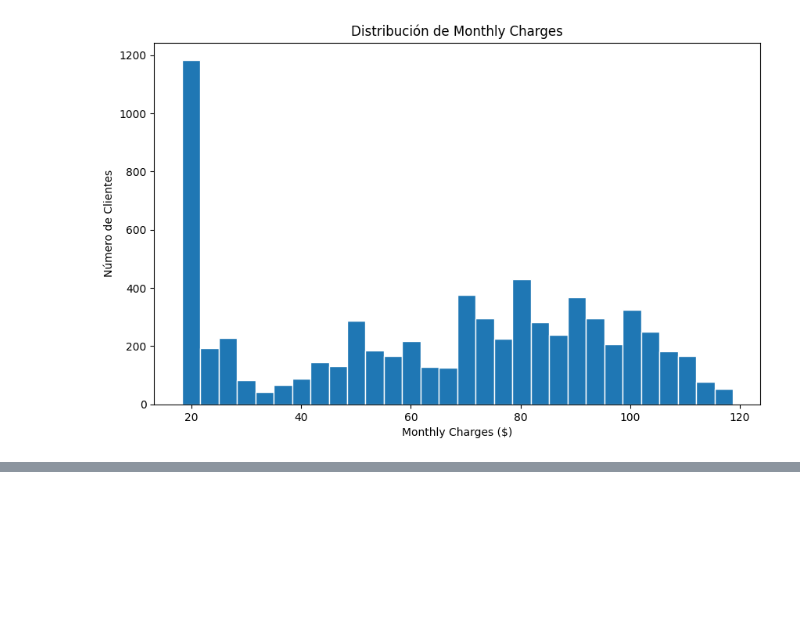
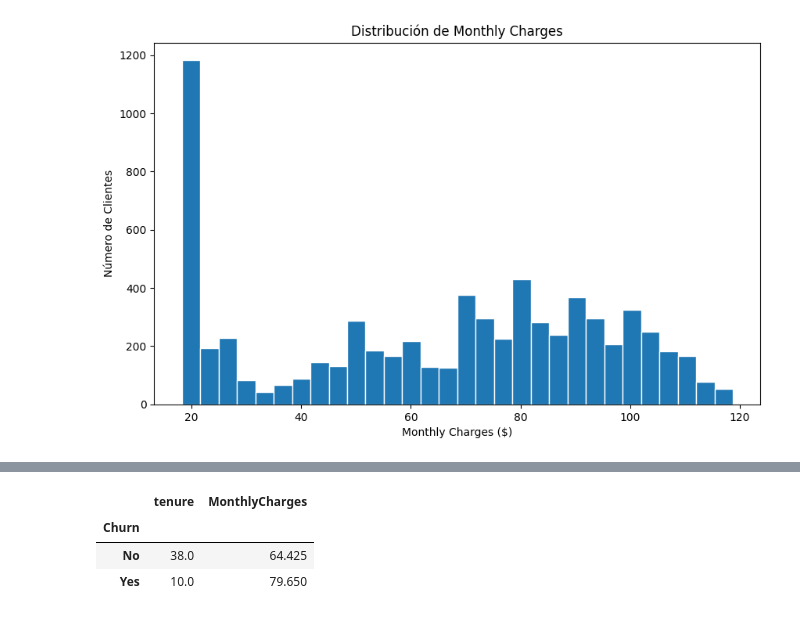
Before and after one commit to WilfridoTA/AdvancedAI_Python-Stats, a Jupyter notebook: customerChurm/customer_churm.ipynb, the cells around one changed output, grey strips where cells are left out. Cells and saved outputs as stored; diff of their text form; code cells hidden in the pictures; blank space fills up the shorter version.

```diff
--- a/customerChurm/customer_churm.ipynb
+++ b/customerChurm/customer_churm.ipynb
@@ -155,0 +183,8 @@ Mediana de monthly charges; 64.45 se quedan y 79.65 no se quedan
+# %%
+result = data.groupby('Churn')[['tenure', 'MonthlyCharges']].median()
+result
+# %% [output]
+|  | tenure | MonthlyCharges |
+| Churn |  |  |
+| No | 38.0 | 64.425 |
+| Yes | 10.0 | 79.650 |
```
Also changed, not shown: parts of 5 cells of this notebook.
